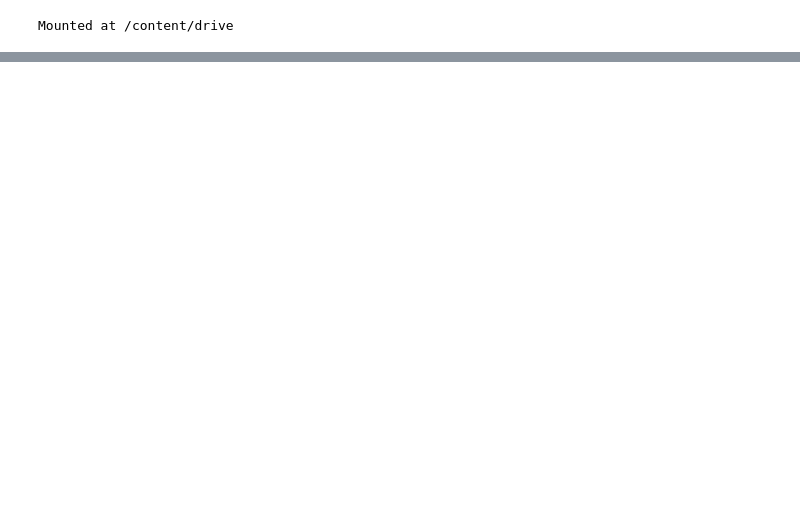
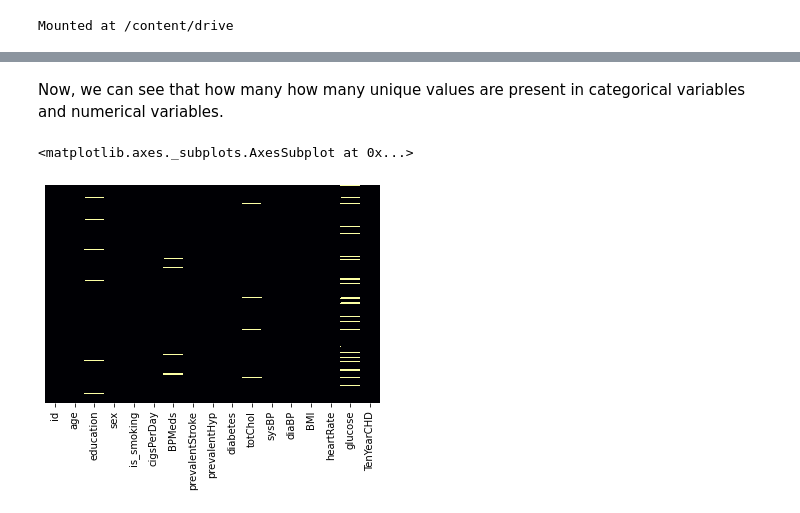
Before and after one commit to Syed-Irfan-1165/Cardiovascular-Risk-Prediction, a Jupyter notebook: Cardiovascular_Risk_Prediction.ipynb, the cells around one changed output, grey strips where cells are left out. Drawn from its saved outputs; the diff is of its cells as text; code cells hidden in the pictures; blank space fills up the shorter version.

```diff
--- a/Cardiovascular_Risk_Prediction.ipynb
+++ b/Cardiovascular_Risk_Prediction.ipynb
@@ -67,4 +71,4 @@ Mounted at /content/drive
 # %%
 #Load Dataset
 
-cv_df = pd.read_csv(r"/content/drive/MyDrive/Classification /Cardiovascular_Risk_Prediction_Capstone_Project.ipynb")
+cv_df = pd.read_csv(r"/content/drive/MyDrive/Classification /data_cardiovascular_risk.csv")
@@ -70,0 +243,7 @@ cv_df = pd.read_csv(r"/content/drive/MyDrive/Classification /Cardiovascular_Risk
+# %% [markdown]
+Now, we can see that how many how many unique values are present in categorical variables and numerical variables.
+# %%
+sns.heatmap(cv_df.isnull(),yticklabels=False,cbar=False,cmap='inferno')
+# %% [output]
+<matplotlib.axes._subplots.AxesSubplot at 0x...>
+[figure, added]
```
Also changed, not shown: parts of 46 cells of this notebook.
